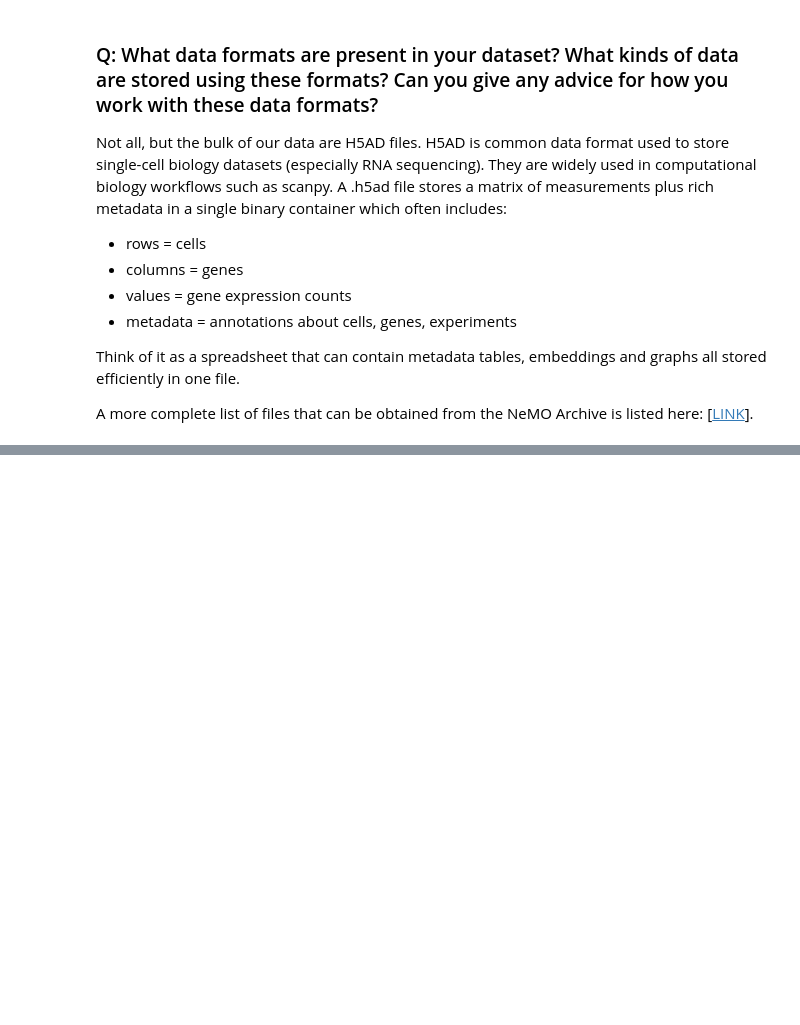
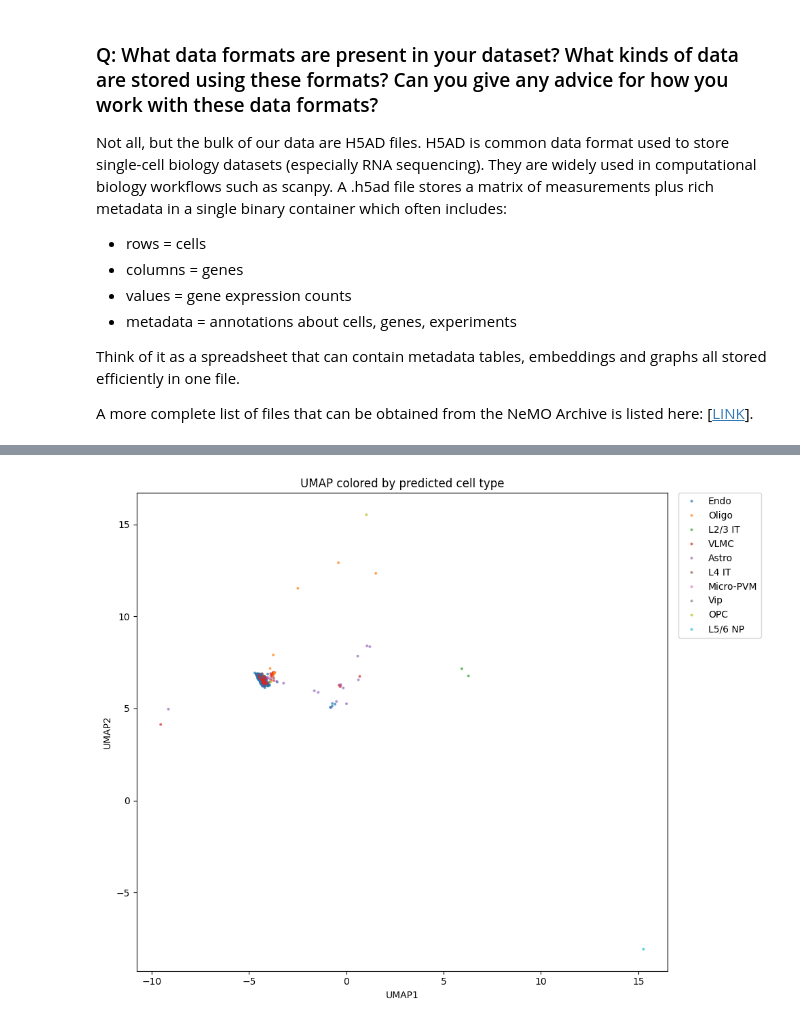
Before and after one commit to owhite/AWS_NEMO, a Jupyter notebook: get-to-know-the-nemo-datasets.ipynb, the cells around one changed output, grey strips where cells are left out. Saved outputs shown, nothing was run; the diff lists cells and outputs as text; code cells hidden in the pictures; blank space fills up the shorter version.

```diff
--- a/get-to-know-the-nemo-datasets.ipynb
+++ b/get-to-know-the-nemo-datasets.ipynb
@@ -153,19 +205 @@ As an example, let us load up and look into some package data as found in https:
-# %%
-# Open a file and run anndata on it
-
-file_key = "data/biccn/lein/transcriptome/sncell/10x_v3/human/processed/counts/human_var_scVI_Endo.h5ad"
-
-with tempfile.NamedTemporaryFile(suffix=".h5ad") as tmp_file:
-    s3.download_file(bucket, file_key, tmp_file.name)
-    adata = ad.read_h5ad(tmp_file.name)
-
-print(adata)
-print("\nobs columns:")
-print(list(adata.obs.columns))
-print("\nvar columns:")
-print(list(adata.var.columns))
-print("\nobs preview:")
-print(adata.obs.head(10))
-print("\nvar preview:")
-print(adata.var.head(10))
 # %% [markdown]
@@ -272 +337,27 @@ EXAMPLE - REPLACE
+# %%
+umap = adata.obsm["X_umap"]
+
+plot_df = pd.DataFrame({
+    "UMAP1": umap[:, 0],
+    "UMAP2": umap[:, 1],
+    "cell_type": adata.obs["predicted.id"].astype(str).values
+})
+
+plt.figure(figsize=(10, 8))
+sns.scatterplot(
+    data=plot_df,
+    x="UMAP1",
+    y="UMAP2",
+    hue="cell_type",
+    s=8,
+    alpha=0.7,
+    linewidth=0
+)
+
+plt.title("UMAP colored by predicted cell type")
+plt.legend(bbox_to_anchor=(1.02, 1), loc="upper left", borderaxespad=0)
+plt.tight_layout()
+plt.show()
+# %% [output]
+[figure, added]
 # %% [markdown]
```
Also changed, not shown: parts of 19 cells of this notebook.
